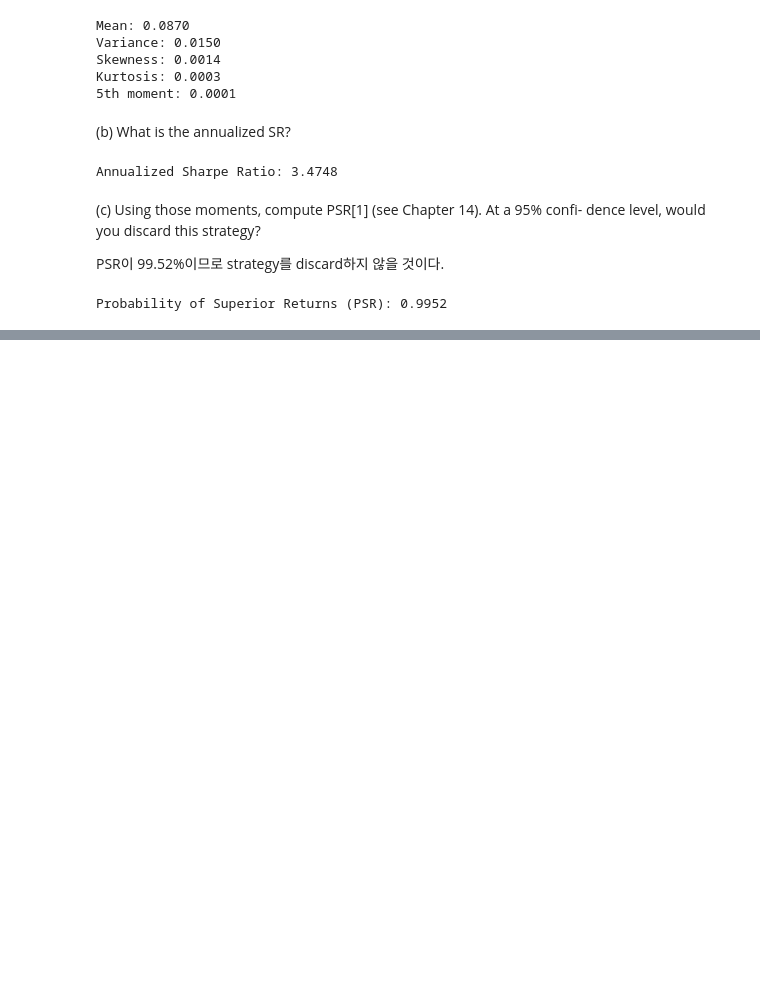
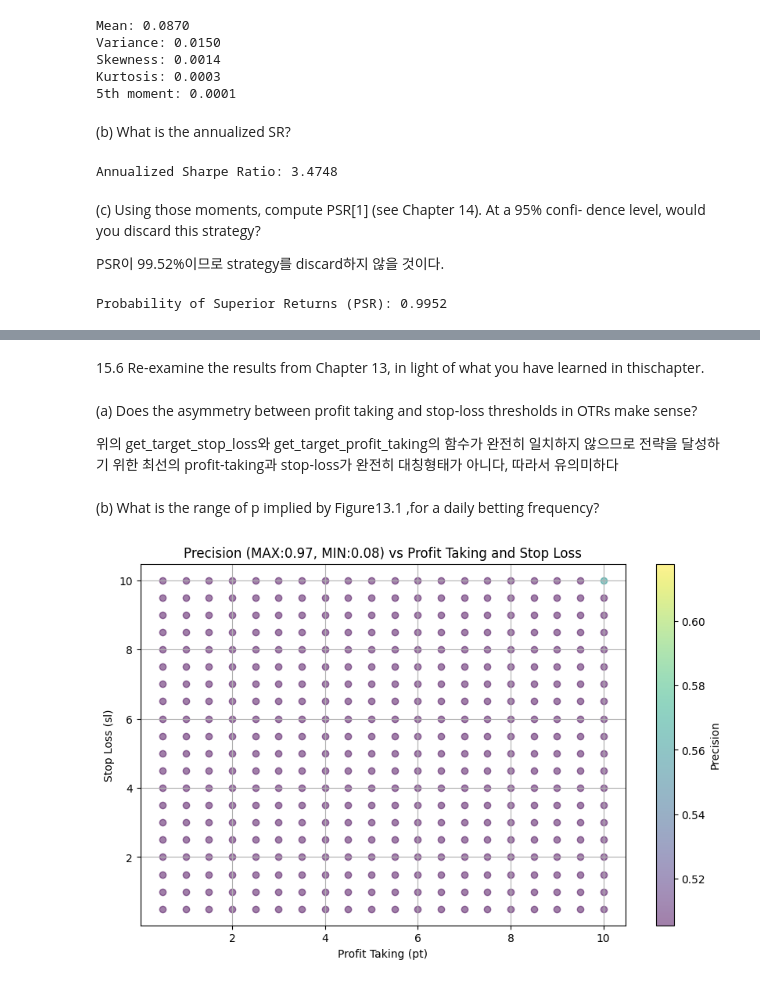
Before and after one commit to Green-grape/AFML, a Jupyter notebook: chapter15/exercise.ipynb, the cells around one changed output, grey strips where cells are left out. Drawn from its saved outputs; the diff is of its cells as text; code cells hidden in the pictures; blank space fills up the shorter version.

Commit message:
[Update] chapter15 부족한 부분 추가

```diff
--- a/chapter15/exercise.ipynb
+++ b/chapter15/exercise.ipynb
@@ -198,0 +223,66 @@ def get_prob_failure(target_sr, freq, samples:np.ndarray):
+# %% [markdown]
+15.6 Re-examine the results from Chapter 13, in light of what you have learned in
+thischapter.
+# %% [markdown]
+(a) Does the asymmetry between profit taking and stop-loss thresholds in OTRs
+make sense?
+
+위의 get_target_stop_loss와 get_target_profit_taking의 함수가 완전히 일치하지 않으므로
+전략을 달성하기 위한 최선의 profit-taking과 stop-loss가 완전히 대칭형태가 아니다, 따라서 유의미하다
+# %% [markdown]
+(b) What is the range of p implied by Figure13.1 ,for a daily betting frequency?
+# %%
+from itertools import product
+
+rule_pt=rule_sl=np.linspace(0.5, 10, 20)
+def get_trading_sharpe_by_ou_process(params, iter_cnt=1e3, max_hold_period=100,
+                                      seed_price=100, rule_pt=rule_pt, rule_sl=rule_sl, bet_freq=1):
+    phi=2**(-1/params['hold_time'])
+    ret=pd.DataFrame(index=rule_pt, columns=rule_sl,
+                     data=np.zeros((len(rule_pt), len(rule_sl))))
+    for pt, sl in product(rule_pt, rule_sl):
+        temp=[]
+        for _ in range(int(iter_cnt)):
+            cur_price=seed_price
+            for i in range(max_hold_period):
+                cur_price=(1-phi)*params['forecast']+phi*cur_price+ np.random.normal(0, params['sigma'])
+                price_diff=cur_price-seed_price
+                if ((i+1)%bet_freq==0 and (price_diff >pt or price_diff < -sl)) or i==max_hold_period-1:
+                    temp.append(price_diff)
+                    break
+        mean_ret=np.mean(temp)
+        std_ret=np.std(temp)
+        sharpe=(mean_ret/std_ret) if std_ret != 0 else 0
+        ret.loc[pt, sl]=sharpe
+    return ret
+
+params = {
+    'forecast': 0,
+    'sigma':1,
+    'hold_time':5
+}
+
+sharpe_df = get_trading_sharpe_by_ou_process(params, iter_cnt=1e4)
+precision_list=[]
+max_precision=0
+min_precision=float('inf')
+for pt, sl in product(rule_pt, rule_sl):
+    sr= sharpe_df.loc[pt, sl]
+    p=get_target_precision(sr, pt, -sl, 1e4)
+    precision_list.append((pt, sl, p))
+    if p is not None:
+        max_precision = max(max_precision, p)
+        min_precision = min(min_precision, p)
+
+import matplotlib.pyplot as plt
+plt.figure(figsize=(10, 6))
+for pt, sl, precision in precision_list:
+    plt.scatter(pt, sl, c=precision, cmap='viridis', alpha=0.5)
+plt.colorbar(label=f'Precision')
+plt.xlabel('Profit Taking (pt)')
+plt.ylabel('Stop Loss (sl)')
+plt.title(f'Precision (MAX:{max_precision:.2f}, MIN:{min_precision:.2f}) vs Profit Taking and Stop Loss')
+plt.grid()
+plt.show()
+# %% [output]
+[figure, added]
```
Also changed, not shown: parts of 9 cells of this notebook.
